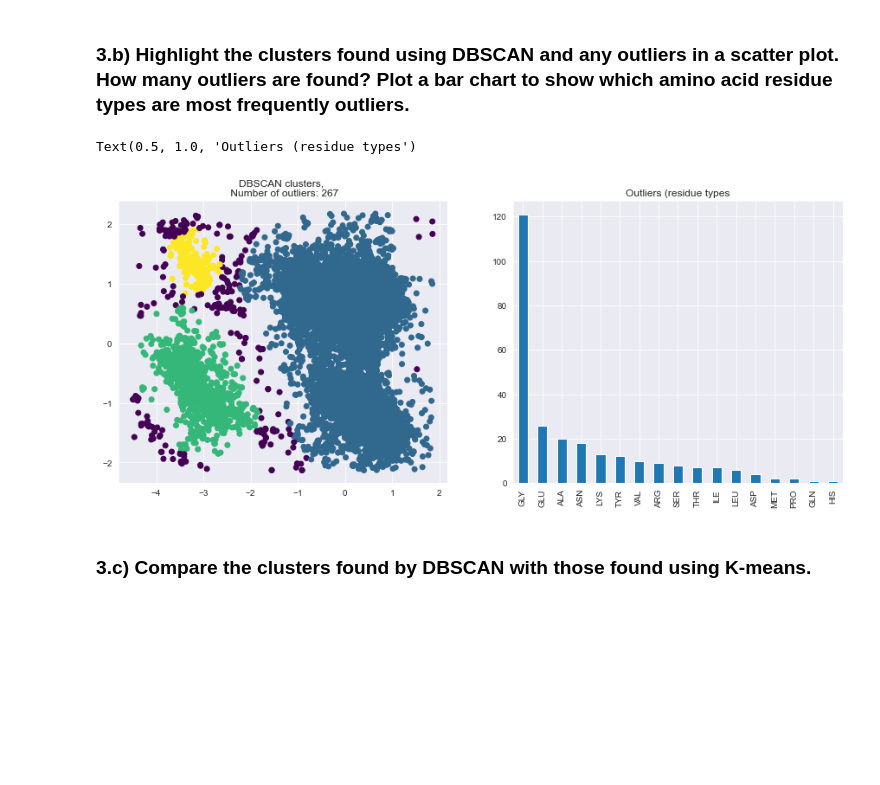
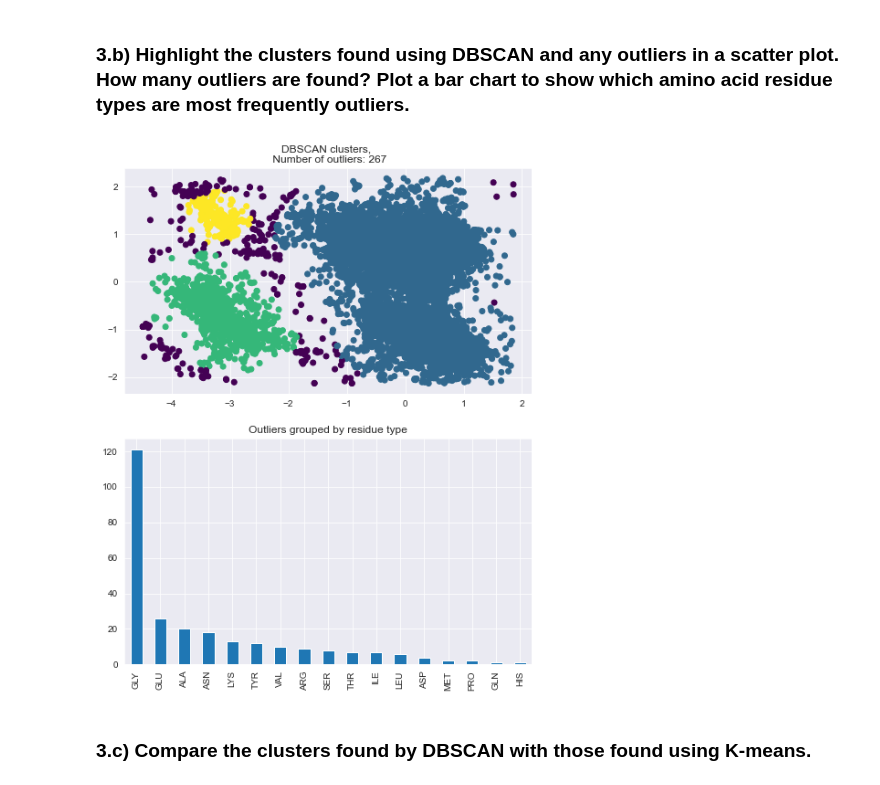
Before and after one commit to lukasmartinsson/dat405, a Jupyter notebook: assignment_3/assignment_3.ipynb, the cells around one changed output. Saved outputs shown, nothing was run; the diff lists cells and outputs as text; code cells hidden in the pictures; blank space fills up the shorter version.

```diff
--- a/assignment_3/assignment_3.ipynb
+++ b/assignment_3/assignment_3.ipynb
@@ -308,31 +322,31 @@ The values shown above gives no obvious improvement compared to the combination
 # %%
 X = df[['phi shifted 360°', 'psi shifted 100°']]
 X = StandardScaler().fit_transform(X)
 eps = 0.5
 min_sample_threshold = 200
 
-fig, (ax1, ax2) = plt.subplots(1, 2, figsize=(15,6))
+fig, (ax1, ax2) = plt.subplots(2, 1, figsize=(8,10))
 
 # generate DBSAN clustering
 model_dbscan = DBSCAN(eps=eps, min_samples=min_sample_threshold).fit(X)
 labels = model_dbscan.labels_
 number_of_outliers = list(labels).count(-1) # outliers are given the label -1.
 y_pred = model_dbscan.fit_predict(X)
 
 # create
 ax1.scatter(X[:,0], X[:,1],c=y_pred, cmap=CMAP)
 ax1.set_title(f'DBSCAN clusters, \n Number of outliers: {number_of_outliers}')
 
 # Creating a new column with labels of being in a neighborhood or noise
 df['labels'] = list(labels)
 
 #filter out and only keep the noise
 df_outliers = df[(df['labels'] == -1)]
 bar = df_outliers['residue name'].value_counts(sort=True).plot.bar()
-bar.set_title('Outliers (residue types')
+plt.title('Outliers grouped by residue type')
+plt.show()
 # %% [output]
-Text(0.5, 1.0, 'Outliers (residue types')
-[figure, old version]
+[figure, new version]
 # %% [markdown]
 ### **3.c)** Compare the clusters found by DBSCAN with those found using K-means.
 # %% [markdown]
```
Also changed, not shown: parts of 9 cells of this notebook.
